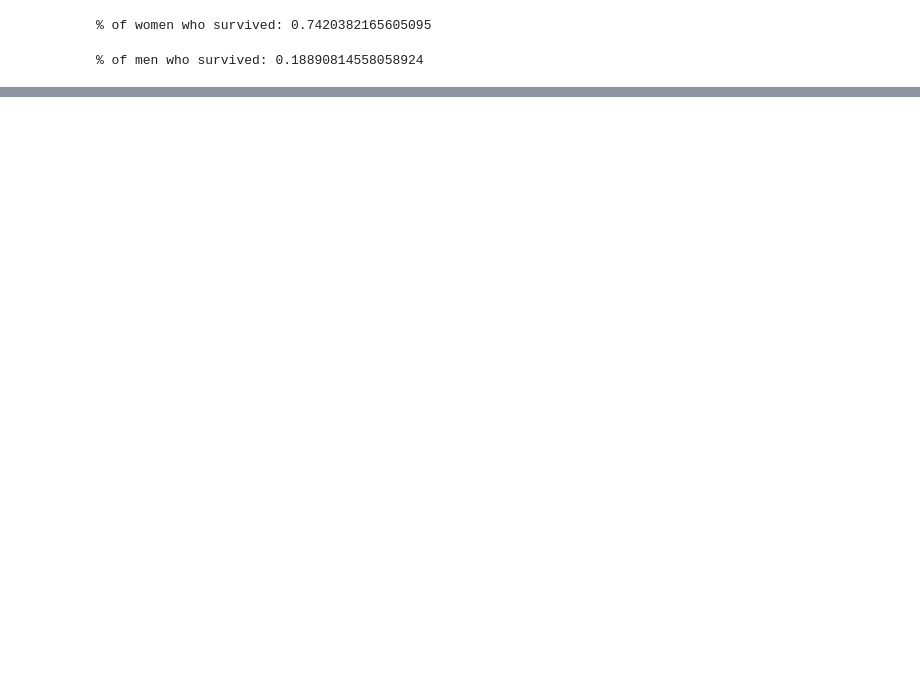
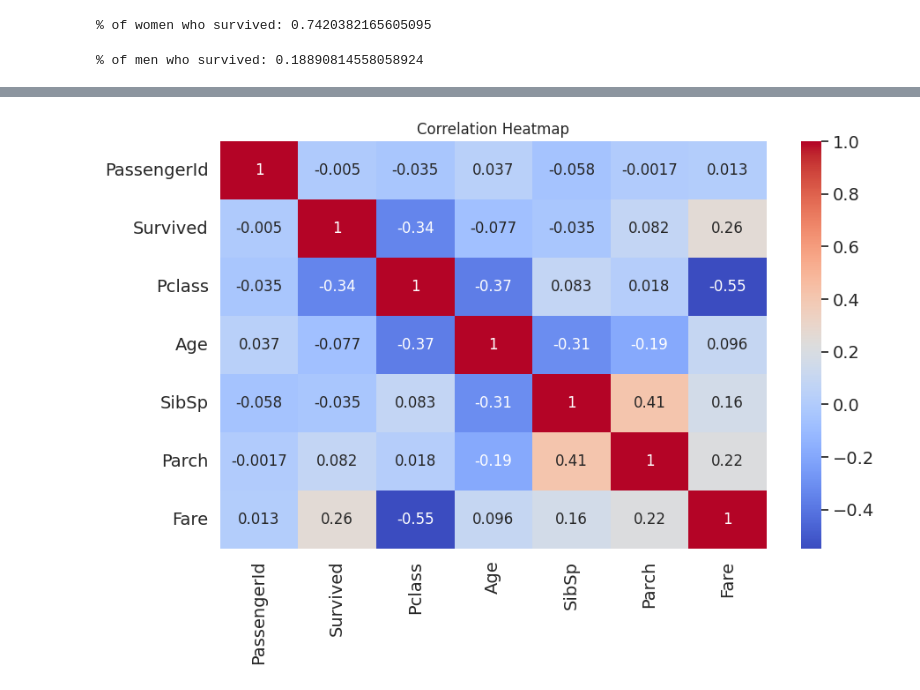
Before and after one commit to amrit100612/Internship-program_26, a Jupyter notebook: Day_11.ipynb, the cells around one changed output, grey strips where cells are left out. Cells and saved outputs as stored; diff of their text form; code cells hidden in the pictures; blank space fills up the shorter version.

```diff
--- a/Day_11.ipynb
+++ b/Day_11.ipynb
@@ -369,0 +379,9 @@ fig.show()
+# %%
+df = pd.read_csv('/content/sample_data/train.csv')
+df = df.drop(['Name', 'Cabin', 'Sex', 'Ticket','Embarked'], axis=1)
+plt.figure(figsize=(10, 6))
+sns.heatmap(df.corr(), annot=True, cmap='coolwarm')
+plt.title('Correlation Heatmap')
+plt.show()
+# %% [output]
+[figure, added]
```
Also changed, not shown: parts of 12 cells of this notebook.
